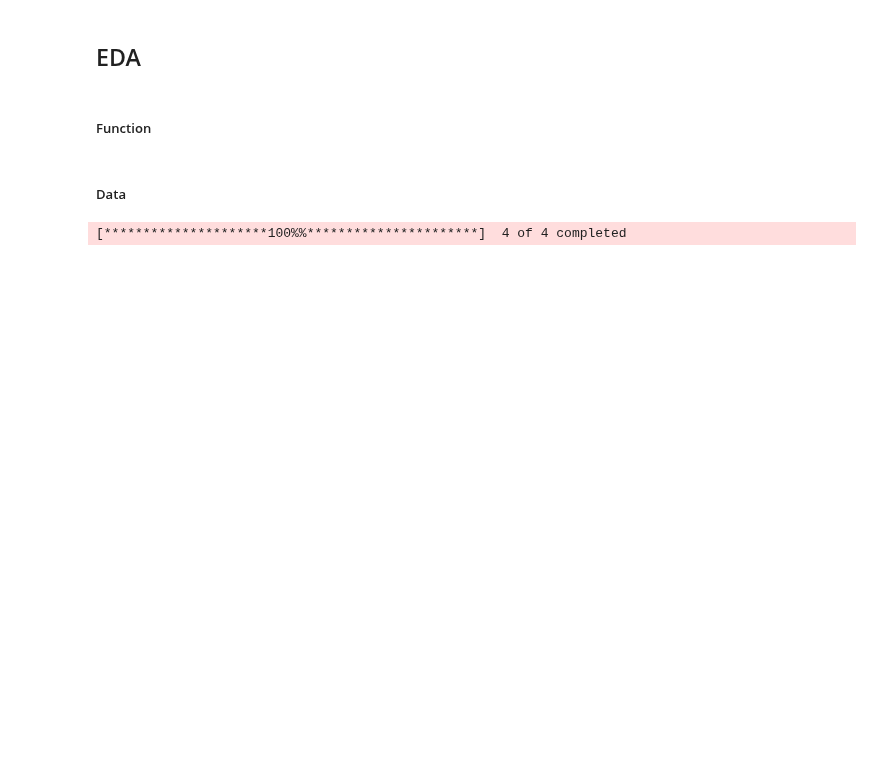
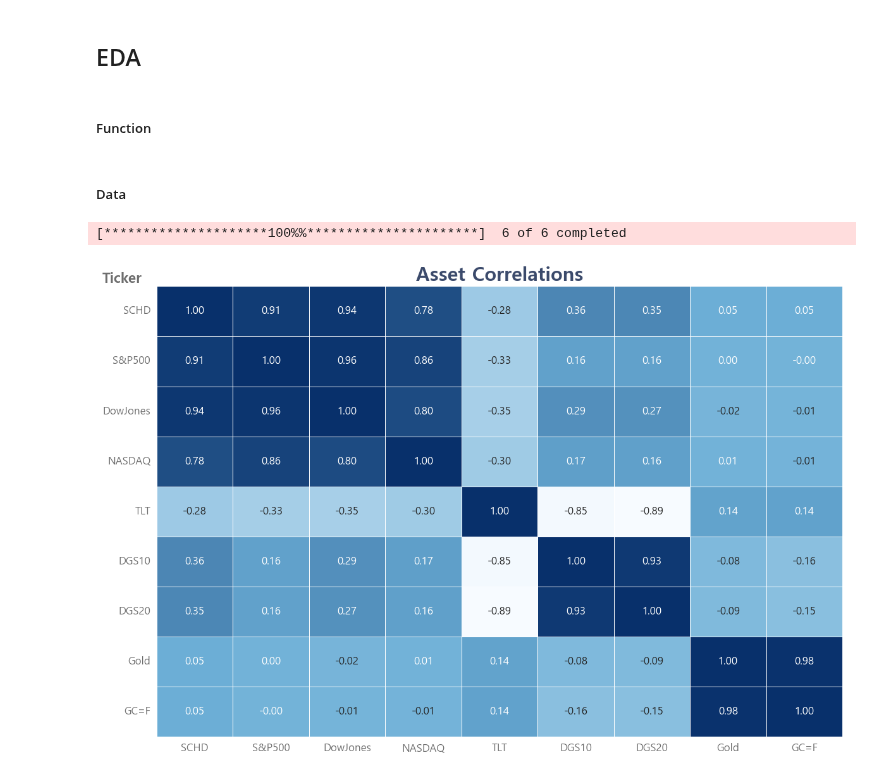
Before and after one commit to sdjhs0327/ws_fn, a Jupyter notebook: strategy/99_04_Report_portfolio.ipynb, the cells around one changed output. Saved outputs shown, nothing was run; the diff lists cells and outputs as text; code cells hidden in the pictures; blank space fills up the shorter version.

```diff
--- a/strategy/99_04_Report_portfolio.ipynb
+++ b/strategy/99_04_Report_portfolio.ipynb
@@ -77,12 +56,23 @@ def percent_formatter(x, pos):
 # %% [markdown]
 ##### Data
+# %%
+dm_path = "C:/Users/sdjhs/git/data/DM"
+## gold = pd.read_csv(f"{dm_path}/gold.csv", encoding='utf-8').set_index('Date')[['Close']].rename(columns={'Close':'Gold'})
+gold = pd.read_csv(f"gold.csv", encoding='utf-8').set_index('Date')[['Close']].rename(columns={'Close':'Gold'})
+gold.index = pd.to_datetime(gold.index)
 # %%
-df = data_funcs.get_merged_df('^IXIC', '^GSPC', 'GC=F')
+df = data_funcs.get_merged_df('^IXIC', '^GSPC', 'SCHD', 'GC=F', 'TLT', '^DJI')
 DGS20 = fred.get_series('DGS20')
 DGS10 = fred.get_series('DGS10')
-DGS2 = fred.get_series('DGS2')
-DTB3 = fred.get_series('DTB3')
-DFF = fred.get_series('DFF')
+# DGS2 = fred.get_series('DGS2')
+# DTB3 = fred.get_series('DTB3')
+# DFF = fred.get_series('DFF')
 df = df.fillna(method = 'pad')
+df['Gold'] = gold['Gold']
+df['DGS10'] = DGS10
+df['DGS20'] = DGS20
+
+df = df[['SCHD', '^GSPC', '^DJI', '^IXIC', 'TLT', 'DGS10', 'DGS20', 'Gold', 'GC=F']]
+df.columns = ['SCHD', 'S&P500', 'DowJones', 'NASDAQ', 'TLT', 'DGS10', 'DGS20', 'Gold', 'GC=F']
 # %% [output]
-[*********************100%%**********************]  4 of 4 completed
+[*********************100%%**********************]  6 of 6 completed
@@ -98,0 +79,20 @@ rate_data = rate_data.fillna(method='pad').dropna(subset=['GS10Y'])
+# %%
+corrset = df[['SCHD', 'S&P500', 'DowJones', 'NASDAQ', 'TLT', 'DGS10', 'DGS20', 'Gold', 'GC=F']].copy().pct_change().corr()
+# %%
+# 히트맵 시각화
+plt.figure(figsize=figsize)
+
+custom_colors = ["#F7FBFF", "#6BAED6", "#08306B"]
+custom_cmap = LinearSegmentedColormap.from_list("custom", custom_colors)
+
+sns.heatmap(corrset, annot=True, cmap=custom_cmap, fmt='.2f',
+            linewidths=0.5, cbar_kws={"shrink": .8}, cbar=False, annot_kws={"size": 12})
+plt.title('Asset Correlations', fontsize=22, fontweight="bold", color=color_basic)
+plt.ylabel("Ticker", fontsize=16, labelpad=-45, fontweight="bold", color=color_around, loc="top", rotation=0)
+plt.xlabel("")
+plt.yticks(rotation=0, fontsize=12, color=color_around)
+plt.xticks(rotation=0, fontsize=12, color=color_around)
+plt.tight_layout()
+plt.show()
+# %% [output]
+[figure, added]
```
Also changed, not shown: parts of 18 cells of this notebook, 3 other files.
